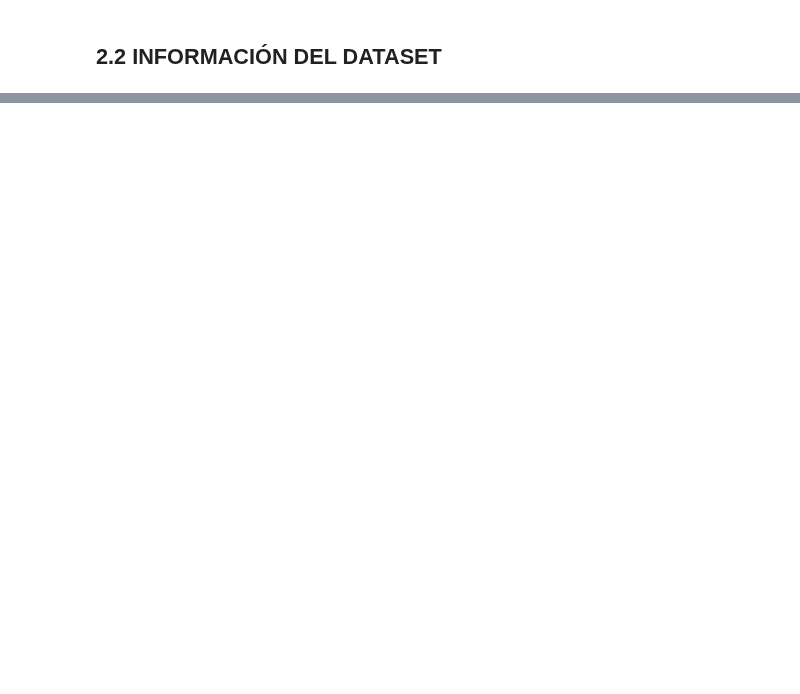
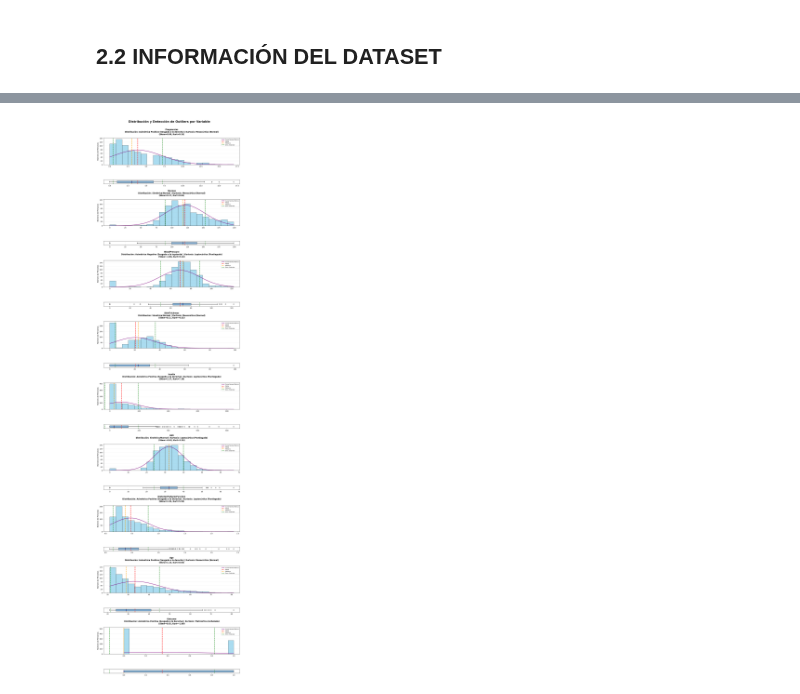
Before and after one commit to 4GeeksAcademy/cathycaz-intro-ml, a Jupyter notebook: src/04-decission-tree..ipynb, the cells around one changed output, grey strips where cells are left out. Drawn from its saved outputs; the diff is of its cells as text; code cells hidden in the pictures; blank space fills up the shorter version.

```diff
--- a/src/04-decission-tree..ipynb
+++ b/src/04-decission-tree..ipynb
@@ -5,7 +13,4 @@
 # %%
-df_original = pd.read_csv
+df_original = pd.read_csv(r"C:\Users\ingen\OneDrive\Escritorio\CURSO DE DATA SCIENCE\ULTIMO PROYECTO\cathycaz-intro-ml\data\raw\diabetes.csv")
 
-print("✅ Datos cargados exitosamente")
-print(f"📋 Columnas del dataset: {df_original.columns.tolist()}")
-print(f"🔍 Primeras 5 filas del dataset:\n{df_original.head()}")
-print(f"📊 Tamaño del dataset: {df_original.shape[0]} filas x {df_original.shape[1]} columnas")
+print(f"TAMAÑO DEL DATASET: {df_original.shape[0]} filas x {df_original.shape[1]} columnas")
@@ -46,0 +154,91 @@ print(df_original.columns.tolist())
+# %%
+# Histogramas con estadísticas y boxplots
+fig = plt.figure(figsize=(14, 50))
+gs = fig.add_gridspec(18, 1, hspace=1, height_ratios=[10, 1.5] * 9)
+
+row = 0
+for idx, col in enumerate(numerical_cols):
+    data = df_original[col].dropna()
+
+    # Calcular estadísticas
+    mean_val = data.mean()
+    median_val = data.median()
+    std_val = data.std()
+    skewness = skew(data)
+    kurt = kurtosis(data)
+
+    # Determinar tipo de distribución por skewness
+    if abs(skewness) < 0.5:
+        dist_type = "Simétrica/Normal"
+    elif skewness > 0.5:
+        dist_type = "Asimétrica Positiva (Sesgada a la derecha)"
+    else:
+        dist_type = "Asimétrica Negativa (Sesgada a la izquierda)"
+
+    # Determinar tipo de kurtosis
+    if kurt > 1:
+        kurt_type = "Leptocúrtica (Puntiaguda)"
+    elif kurt < -1:
+        kurt_type = "Platicúrtica (Achatada)"
+    else:
+        kurt_type = "Mesocúrtica (Normal)"
+
+    # Histograma (fila superior) - CONTEO DE PERSONAS
+    ax_hist = fig.add_subplot(gs[row, 0])
+    n, bins, patches = ax_hist.hist(data, bins=20, edgecolor='black', alpha=0.7,
+                                      color='skyblue', density=False)
+
+    # Superponer curva normal de referencia - ESCALADA AL CONTEO
+    x = np.linspace(data.min(), data.max(), 100)
+    # Escalar la curva normal para que se ajuste al histograma de conteos
+    bin_width = bins[1] - bins[0]  # Ancho de cada barra
+    scale_factor = len(data) * bin_width  # Factor de escala
+    ax_hist.plot(x, norm.pdf(x, mean_val, std_val) * scale_factor,
+                 color='purple', linewidth=2.5, linestyle='-',
+                 label='Curva Normal Teórica', alpha=0.8)
+
+    # Líneas verticales de estadísticas
+    ax_hist.axvline(mean_val, color='red', linestyle='--', linewidth=2.5,
+                    label=f'Media')
+    ax_hist.axvline(median_val, color='orange', linestyle='--', linewidth=2.5,
+                    label=f'Mediana')
+    ax_hist.axvline(mean_val + std_val, color='green', linestyle='--', linewidth=2,
+                    label=f'Desv. Estándar')
+    ax_hist.axvline(mean_val - std_val, color='green', linestyle='--', linewidth=2)
+
+    # Título con tipo de distribución, skewness y kurtosis
+    ax_hist.set_title(f'{col}\nDistribución: {dist_type} | Kurtosis: {kurt_type}\n(Skew={skewness:.2f}, Kurt={kurt:.2f})',
+                      fontsize=12, fontweight='bold', pad=20)
+    ax_hist.set_ylabel('Número de Personas', fontsize=11)
+    ax_hist.legend(fontsize=8, loc='upper right', framealpha=0.9)
+    ax_hist.grid(True, alpha=0.2, axis='y')
+
+    # Boxplot horizontal (fila inferior)
+    ax_box = fig.add_subplot(gs[row + 1, 0])
+    bp = ax_box.boxplot(data, vert=False, patch_artist=True, widths=0.5,
+                         boxprops=dict(facecolor='steelblue', alpha=0.7, edgecolor='black'),
+                         medianprops=dict(color='darkblue', linewidth=2.5),
+                         whiskerprops=dict(color='black', linewidth=1.5),
+                         capprops=dict(color='black', linewidth=1.5),
+                         flierprops=dict(marker='o', markerfacecolor='lightgray',
+                                       markeredgecolor='black', markersize=6, alpha=0.7))
+
+    # Proyectar líneas de estadísticas en el boxplot
+    ax_box.axvline(mean_val, color='red', linestyle='--', linewidth=2.5, alpha=0.7)
+    ax_box.axvline(median_val, color='orange', linestyle='--', linewidth=2.5, alpha=0.7)
+    ax_box.axvline(mean_val + std_val, color='green', linestyle='--', linewidth=2, alpha=0.7)
+    ax_box.axvline(mean_val - std_val, color='green', linestyle='--', linewidth=2, alpha=0.7)
+
+    ax_box.set_xlim(ax_hist.get_xlim())
+    ax_box.grid(True, alpha=0.2, axis='x')
+    ax_box.tick_params(axis='y', which='both', left=False, labelleft=False)
+    ax_box.set_xlabel('')
+
+    row += 2
+
+plt.suptitle('Distribución y Detección de Outliers por Variable',
+             fontsize=19, fontweight='bold', y=1.002)
+plt.subplots_adjust(top=0.97, bottom=0.015, left=0.08, right=0.95)
+plt.show()
+# %% [output]
+[figure, added]
```
Also changed, not shown: parts of 15 cells of this notebook, 1 other file.
